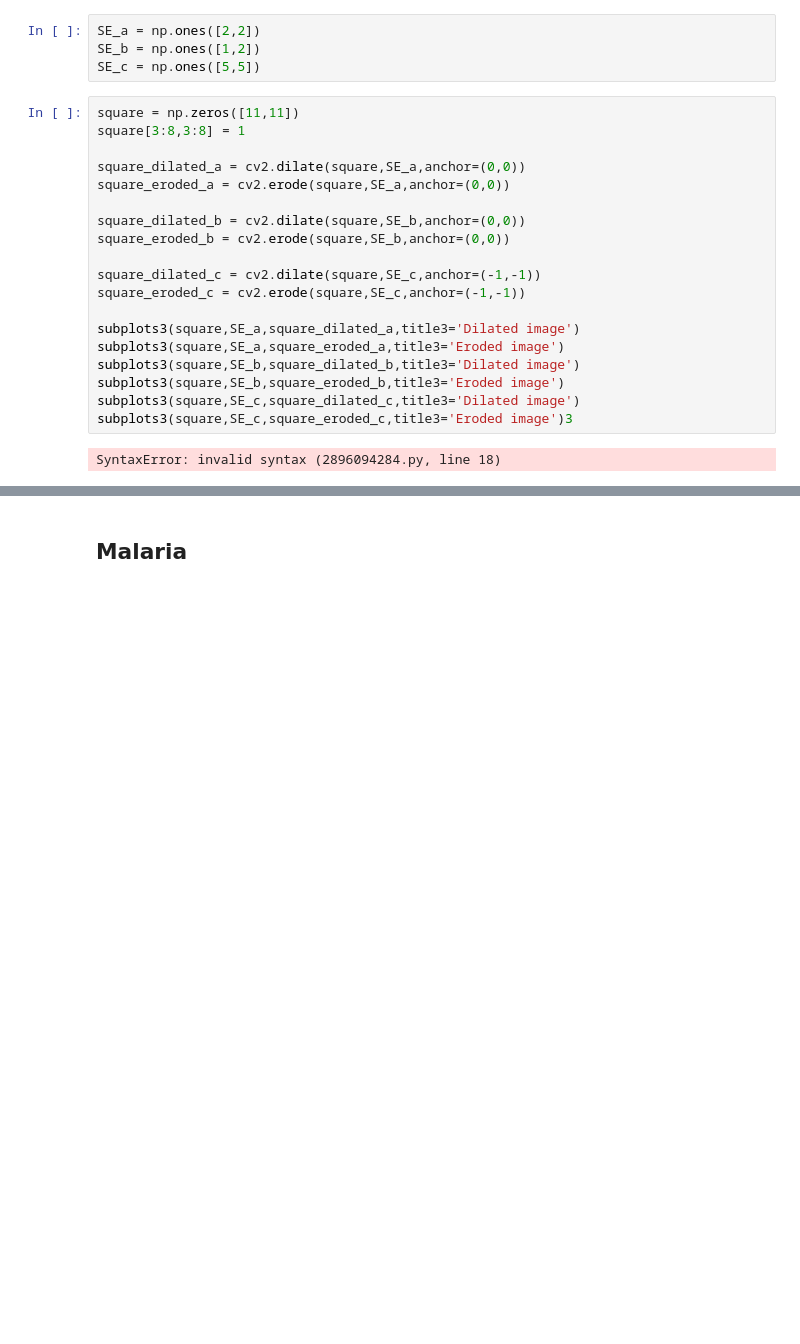
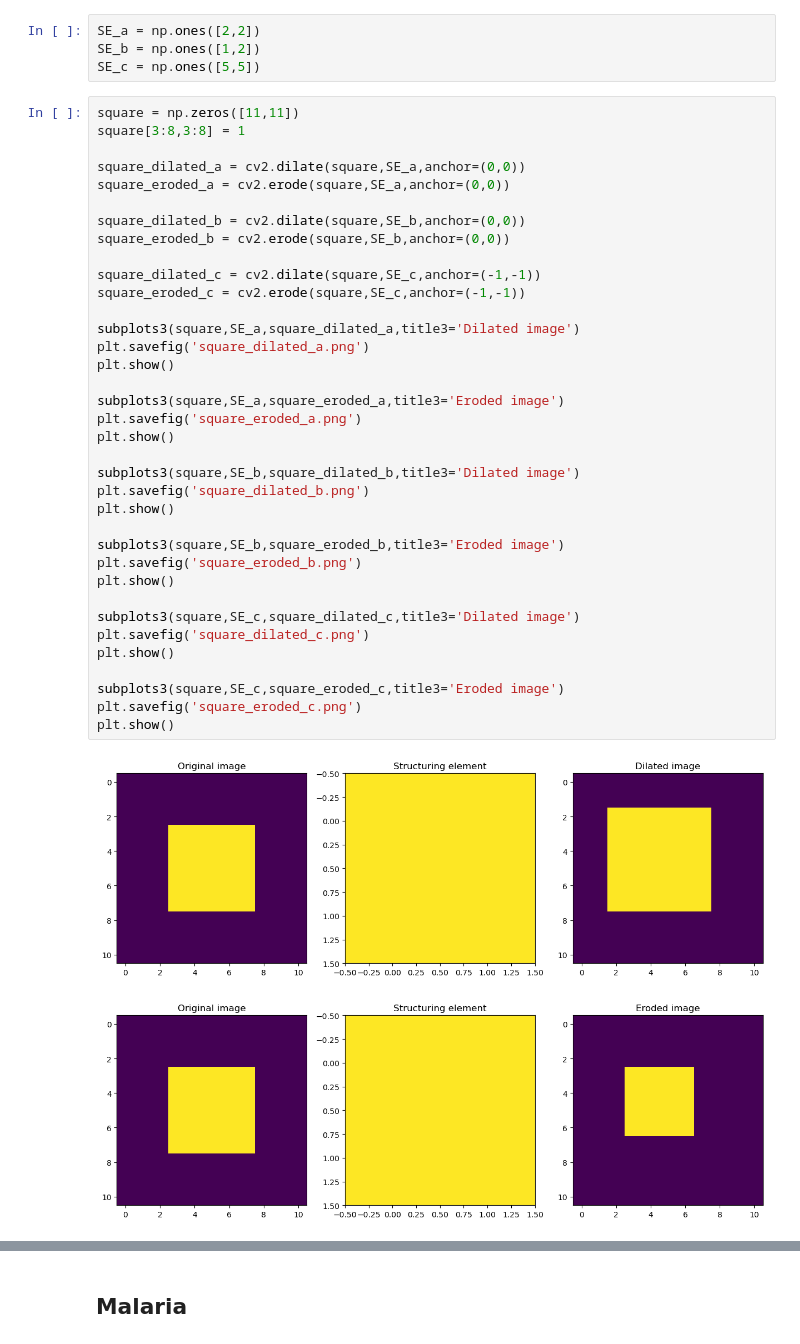
Before and after one commit to genvert/AP_157_FX-2_Vertudez, a Jupyter notebook: Activity 6/Activity 6.ipynb, the cells around one changed output, grey strips where cells are left out. Drawn from its saved outputs; the diff is of its cells as text; blank space fills up the shorter version.

```diff
--- a/Activity 6/Activity 6.ipynb
+++ b/Activity 6/Activity 6.ipynb
@@ -30,21 +28,39 @@ SE_c = np.ones([5,5])
 # %%
 square = np.zeros([11,11])
 square[3:8,3:8] = 1
 
 square_dilated_a = cv2.dilate(square,SE_a,anchor=(0,0))
 square_eroded_a = cv2.erode(square,SE_a,anchor=(0,0))
 
 square_dilated_b = cv2.dilate(square,SE_b,anchor=(0,0))
 square_eroded_b = cv2.erode(square,SE_b,anchor=(0,0))
 
 square_dilated_c = cv2.dilate(square,SE_c,anchor=(-1,-1))
 square_eroded_c = cv2.erode(square,SE_c,anchor=(-1,-1))
 
 subplots3(square,SE_a,square_dilated_a,title3='Dilated image')
+plt.savefig('square_dilated_a.png')
+plt.show()
+
 subplots3(square,SE_a,square_eroded_a,title3='Eroded image')
+plt.savefig('square_eroded_a.png')
+plt.show()
+
 subplots3(square,SE_b,square_dilated_b,title3='Dilated image')
+plt.savefig('square_dilated_b.png')
+plt.show()
+
 subplots3(square,SE_b,square_eroded_b,title3='Eroded image')
+plt.savefig('square_eroded_b.png')
+plt.show()
+
 subplots3(square,SE_c,square_dilated_c,title3='Dilated image')
-subplots3(square,SE_c,square_eroded_c,title3='Eroded image')3
+plt.savefig('square_dilated_c.png')
+plt.show()
+
+subplots3(square,SE_c,square_eroded_c,title3='Eroded image')
+plt.savefig('square_eroded_c.png')
+plt.show()
 # %% [output]
-SyntaxError: invalid syntax (2896094284.py, line 18)
+[figure, added]
+[figure, added]
```
Also changed, not shown: parts of 10 cells of this notebook, 30 other files.
